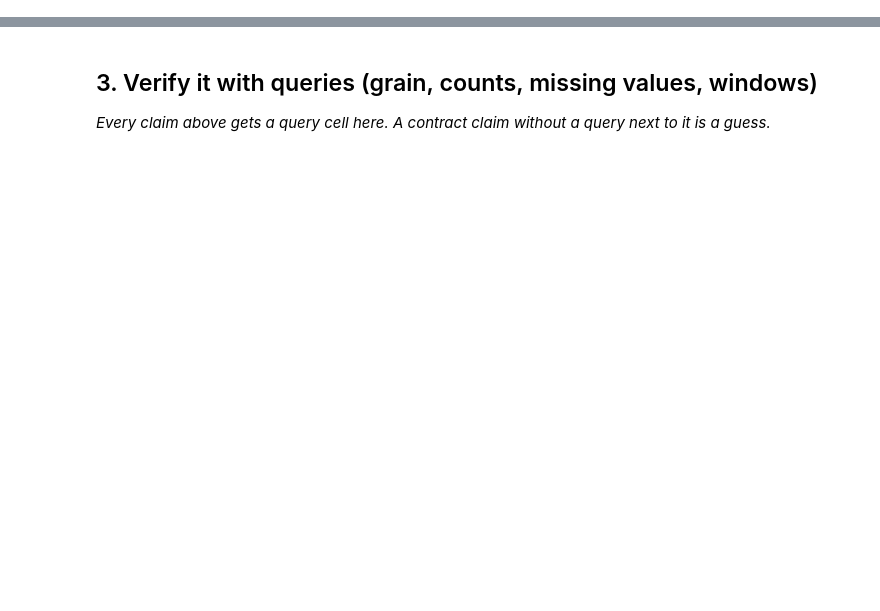
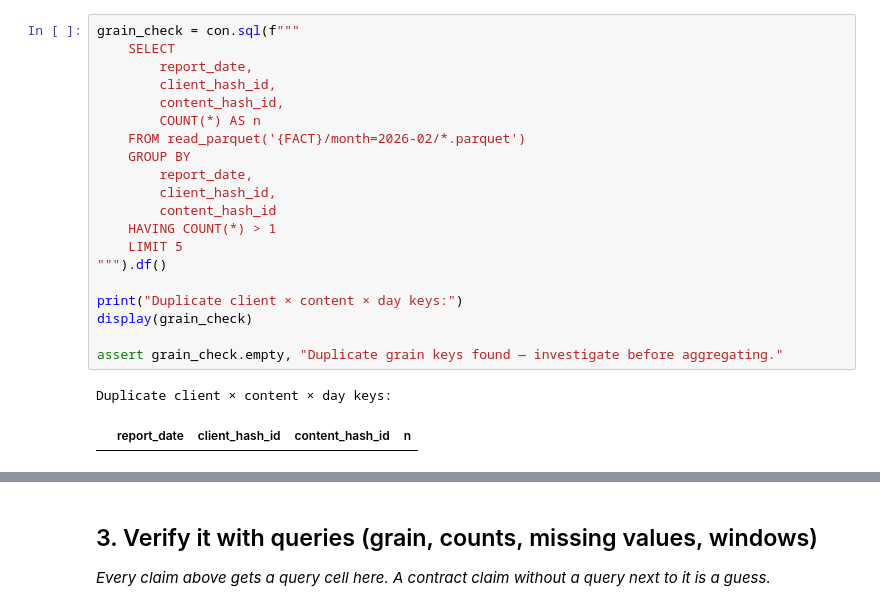
Before and after one commit to zgander/flyrank_ml, a Jupyter notebook: work/notebooks/w03_data_contract.ipynb, the cells around one changed output, grey strips where cells are left out. Saved outputs shown, nothing was run; the diff lists cells and outputs as text; blank space fills up the shorter version.

```diff
--- a/work/notebooks/w03_data_contract.ipynb
+++ b/work/notebooks/w03_data_contract.ipynb
@@ -22,0 +99,23 @@ This skeleton is yours to fill. Work the sections **in order** — each one has
+# %%
+grain_check = con.sql(f"""
+    SELECT
+        report_date,
+        client_hash_id,
+        content_hash_id,
+        COUNT(*) AS n
+    FROM read_parquet('{FACT}/month=2026-02/*.parquet')
+    GROUP BY
+        report_date,
+        client_hash_id,
+        content_hash_id
+    HAVING COUNT(*) > 1
+    LIMIT 5
+""").df()
+
+print("Duplicate client × content × day keys:")
+display(grain_check)
+
+assert grain_check.empty, "Duplicate grain keys found — investigate before aggregating."
+# %% [output]
+Duplicate client × content × day keys:
+|  | report_date | client_hash_id | content_hash_id | n |
```
Also changed, not shown: parts of 16 cells of this notebook.
